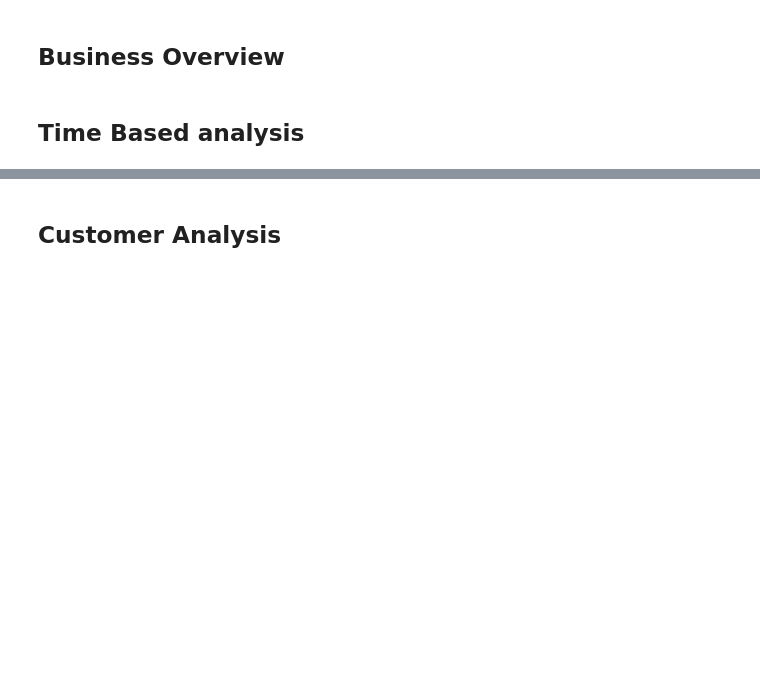
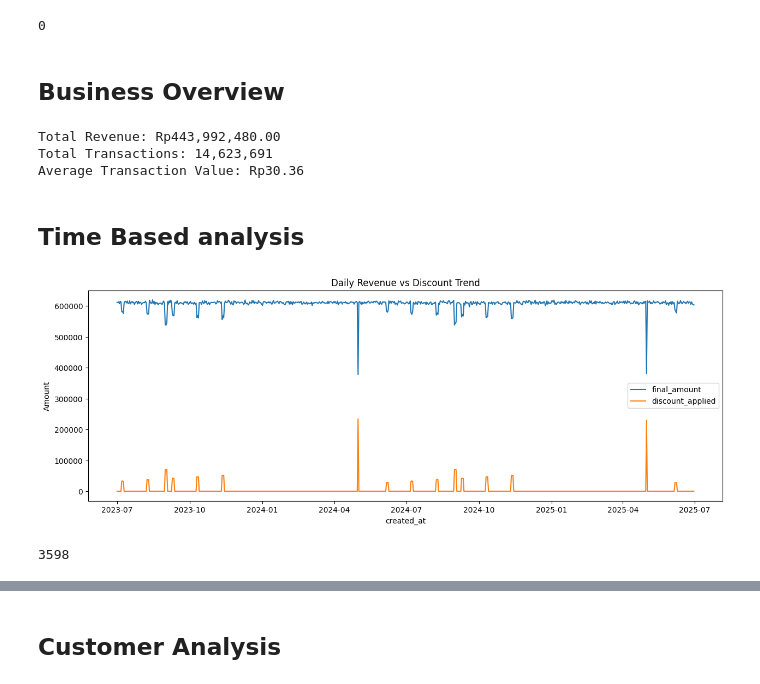
Before and after one commit to hhtpjeremia-prog/Capstone-Tempa, a Jupyter notebook: 06-EDA.ipynb, the cells around one changed output, grey strips where cells are left out. Drawn from its saved outputs; the diff is of its cells as text; code cells hidden in the pictures; blank space fills up the shorter version.

```diff
--- a/06-EDA.ipynb
+++ b/06-EDA.ipynb
@@ -6,44 +6,57 @@ import pandas as pd
 import gc
 # %%
 df_Master_FE = pd.read_parquet('df_Master_FE.parquet')
+gc.collect()
 df_transaction = pd.read_parquet('df_transaction_features.parquet')
+gc.collect()
 df_rfm = pd.read_parquet('df_rfm.parquet')
+gc.collect()
+# %% [output]
+0
 # %% [markdown]
 ## Business Overview
 # %%
 total_revenue = df_transaction['final_amount'].sum()
-
+gc.collect()
 total_trans = (
     df_transaction['transaction_id']
     .nunique()
 )
-
+gc.collect()
 atv = total_revenue / total_trans
-
+gc.collect()
 print(f"Total Revenue: Rp{total_revenue:,.2f}")
 print(f"Total Transactions: {total_trans:,}")
 print(f"Average Transaction Value: Rp{atv:,.2f}")
+# %% [output]
+Total Revenue: Rp443,992,480.00
+Total Transactions: 14,623,691
+Average Transaction Value: Rp30.36
 # %% [markdown]
 ## Time Based analysis
 # %%
 daily_trend = (
     df_transaction
     .groupby(df_transaction['created_at'].dt.date)
     .agg({
         'final_amount': 'sum',
         'discount_applied': 'sum',
         'transaction_id': 'count'
     })
 )
-
+gc.collect()
 daily_trend[
     ['final_amount', 'discount_applied']
 ].plot(figsize=(15,5))
 
 plt.title('Daily Revenue vs Discount Trend')
 plt.ylabel('Amount')
 
 plt.show()
+gc.collect()
+# %% [output]
+[figure, added]
+3598
 # %%
 hourly_dist = (
     df_Master_FE
```
Also changed, not shown: parts of 24 cells of this notebook, 4 other files.
